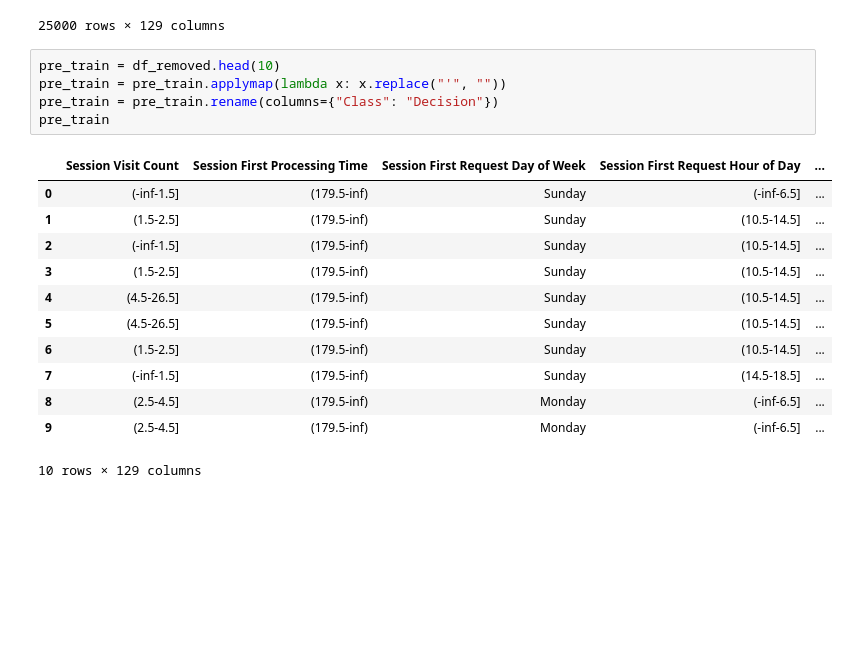
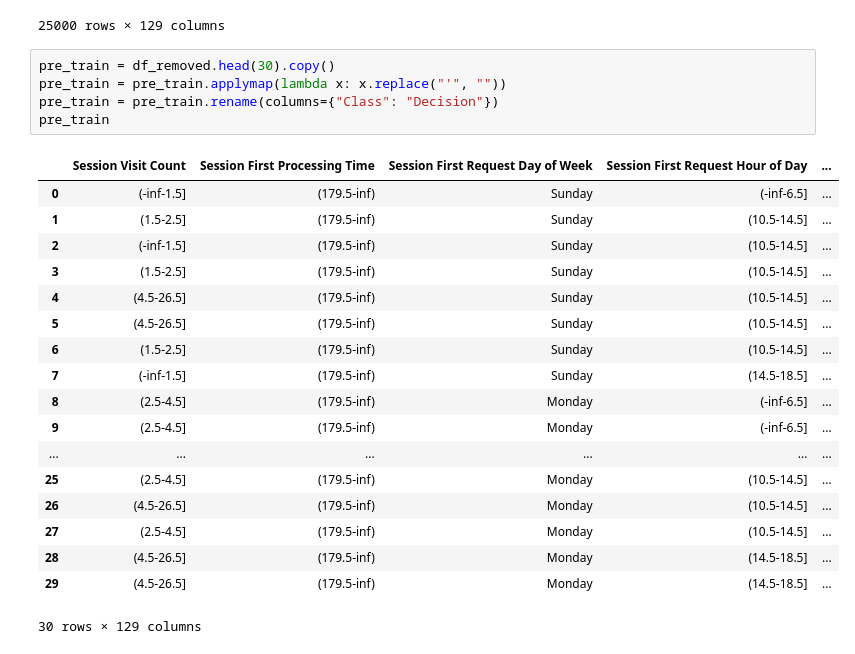
Before and after one commit to DarianFlorianVoda/StatisticsAppDS, a Jupyter notebook: SL1.ipynb, the cells around one changed output. Saved outputs shown, nothing was run; the diff lists cells and outputs as text; blank space fills up the shorter version.

```diff
--- a/SL1.ipynb
+++ b/SL1.ipynb
@@ -340,21 +340,27 @@ df_removed2
 | 24999 | '(-inf-1.5]' | '(62.5-70.5]' | Sunday | '(18.5-inf)' | ... |
 25000 rows × 129 columns
 # %%
-pre_train = df_removed.head(10)
+pre_train = df_removed.head(30).copy()
 pre_train = pre_train.applymap(lambda x: x.replace("'", ""))
 pre_train = pre_train.rename(columns={"Class": "Decision"})
 pre_train
 # %% [output]
 |  | Session Visit Count | Session First Processing Time | Session First Request Day of Week | Session First Request Hour of Day | ... |
 | 0 | (-inf-1.5] | (179.5-inf) | Sunday | (-inf-6.5] | ... |
 | 1 | (1.5-2.5] | (179.5-inf) | Sunday | (10.5-14.5] | ... |
 | 2 | (-inf-1.5] | (179.5-inf) | Sunday | (10.5-14.5] | ... |
 | 3 | (1.5-2.5] | (179.5-inf) | Sunday | (10.5-14.5] | ... |
 | 4 | (4.5-26.5] | (179.5-inf) | Sunday | (10.5-14.5] | ... |
 | 5 | (4.5-26.5] | (179.5-inf) | Sunday | (10.5-14.5] | ... |
 | 6 | (1.5-2.5] | (179.5-inf) | Sunday | (10.5-14.5] | ... |
 | 7 | (-inf-1.5] | (179.5-inf) | Sunday | (14.5-18.5] | ... |
 | 8 | (2.5-4.5] | (179.5-inf) | Monday | (-inf-6.5] | ... |
 | 9 | (2.5-4.5] | (179.5-inf) | Monday | (-inf-6.5] | ... |
+| ... | ... | ... | ... | ... | ... |
+| 25 | (2.5-4.5] | (179.5-inf) | Monday | (10.5-14.5] | ... |
+| 26 | (4.5-26.5] | (179.5-inf) | Monday | (10.5-14.5] | ... |
+| 27 | (2.5-4.5] | (179.5-inf) | Monday | (10.5-14.5] | ... |
+| 28 | (4.5-26.5] | (179.5-inf) | Monday | (14.5-18.5] | ... |
+| 29 | (4.5-26.5] | (179.5-inf) | Monday | (14.5-18.5] | ... |
-10 rows × 129 columns
+30 rows × 129 columns
 # %%
```
Also changed, not shown: parts of 21 cells of this notebook, 3 other files.
